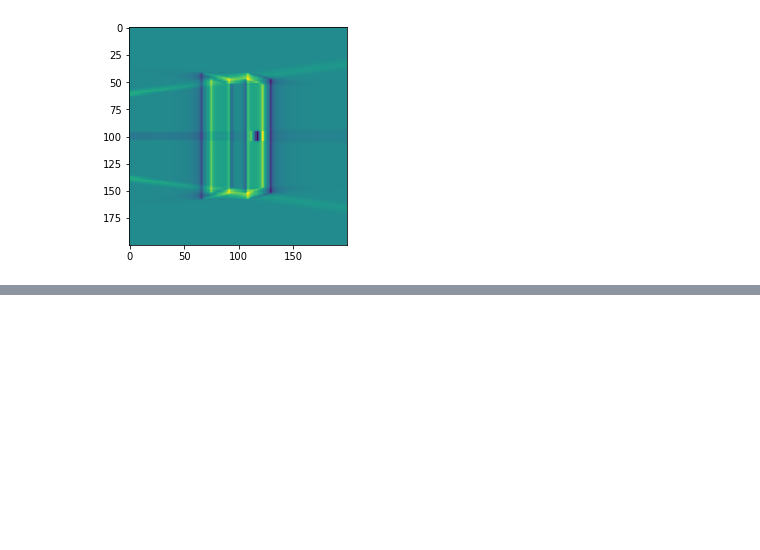
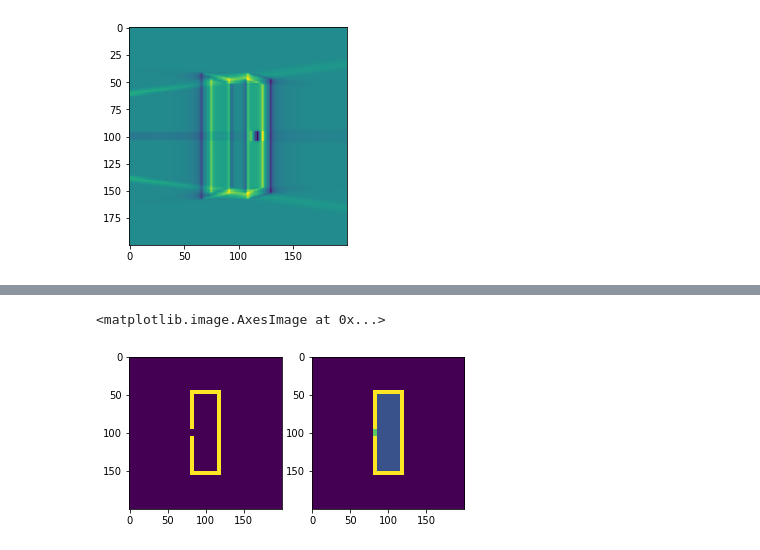
Before and after one commit to grlewis333/phd-work, a Jupyter notebook: holo-sim.ipynb, the cells around one changed output, grey strips where cells are left out. Cells and saved outputs as stored; diff of their text form; code cells hidden in the pictures; blank space fills up the shorter version.

```diff
--- a/holo-sim.ipynb
+++ b/holo-sim.ipynb
@@ -426,0 +441,32 @@ plt.imshow(reconstruction[:,:,100])
+# %%
+def rotate_3d(data,angle):
+    """ Rotate 3D dataset about the x axis, give angle in degrees """
+    # Define shape of output
+    data_rot = np.zeros((data.shape[0], data.shape[1], data.shape[2]))
+
+    # Rotate each slice individually about x axis
+    for i in range(data.shape[0]):
+        # Rotate
+        s = data[i,:,:]
+        srot = rotate(s,angle)
+
+        # Crop back to original size
+        midpoint = srot.shape[0]/2
+        srot_crop = srot[round(midpoint-data.shape[1]/2):round(midpoint+data.shape[1]/2),
+                         round(midpoint-data.shape[2]/2):round(midpoint+data.shape[2]/2)]
+
+        # Store
+        data_rot[i,:,:] = srot_crop
+
+    return data_rot
+# %%
+# Try out rotation on phantom
+phant_rot = rotate_3d(phantom,180)
+
+# plot rotated
+f, [ax1, ax2] = plt.subplots(nrows=1,ncols=2)
+ax1.imshow(phant_rot[:,:,100]) # slice x
+ax2.imshow(np.average(phant_rot,axis=2)) # projection
+# %% [output]
+<matplotlib.image.AxesImage at 0x...>
+[figure, added]
```
Also changed, not shown: parts of 9 cells of this notebook.
